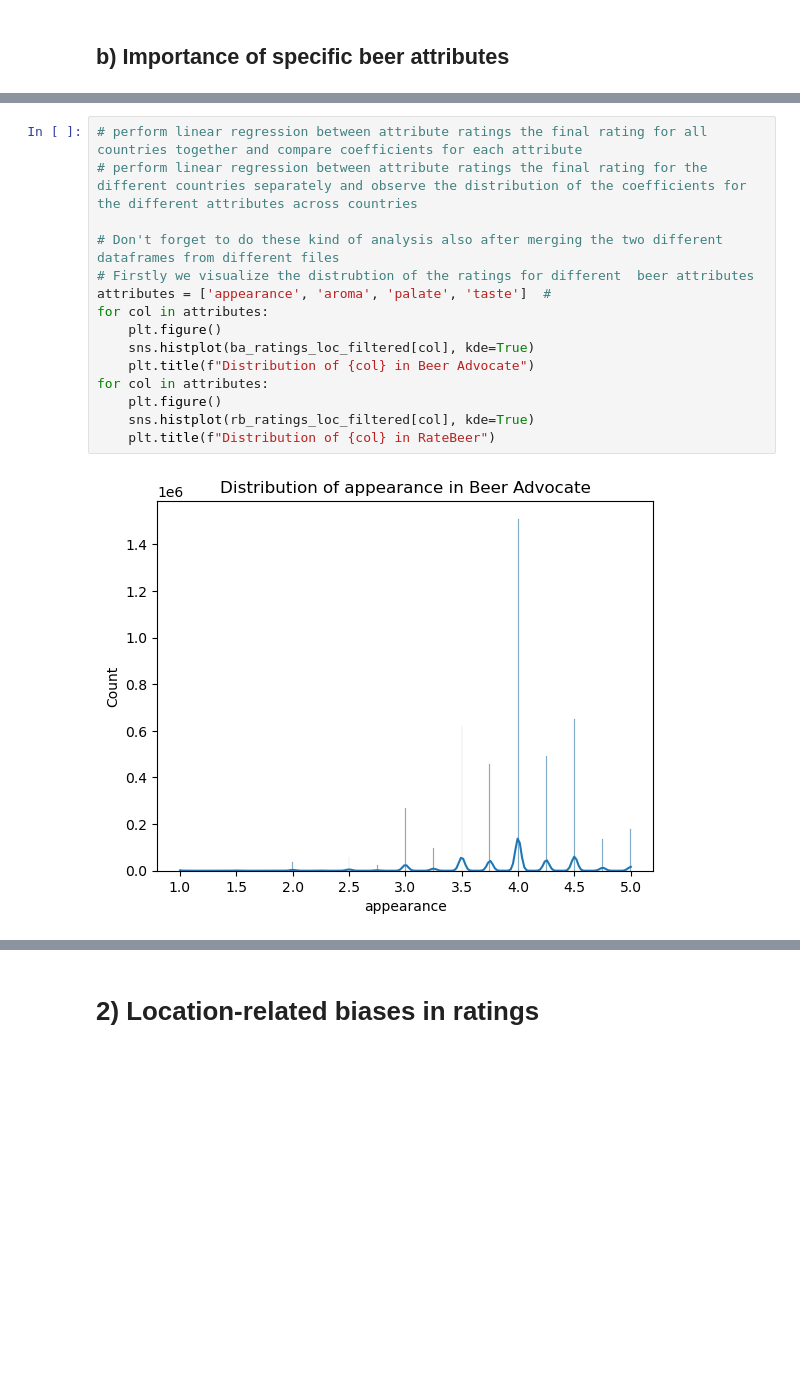
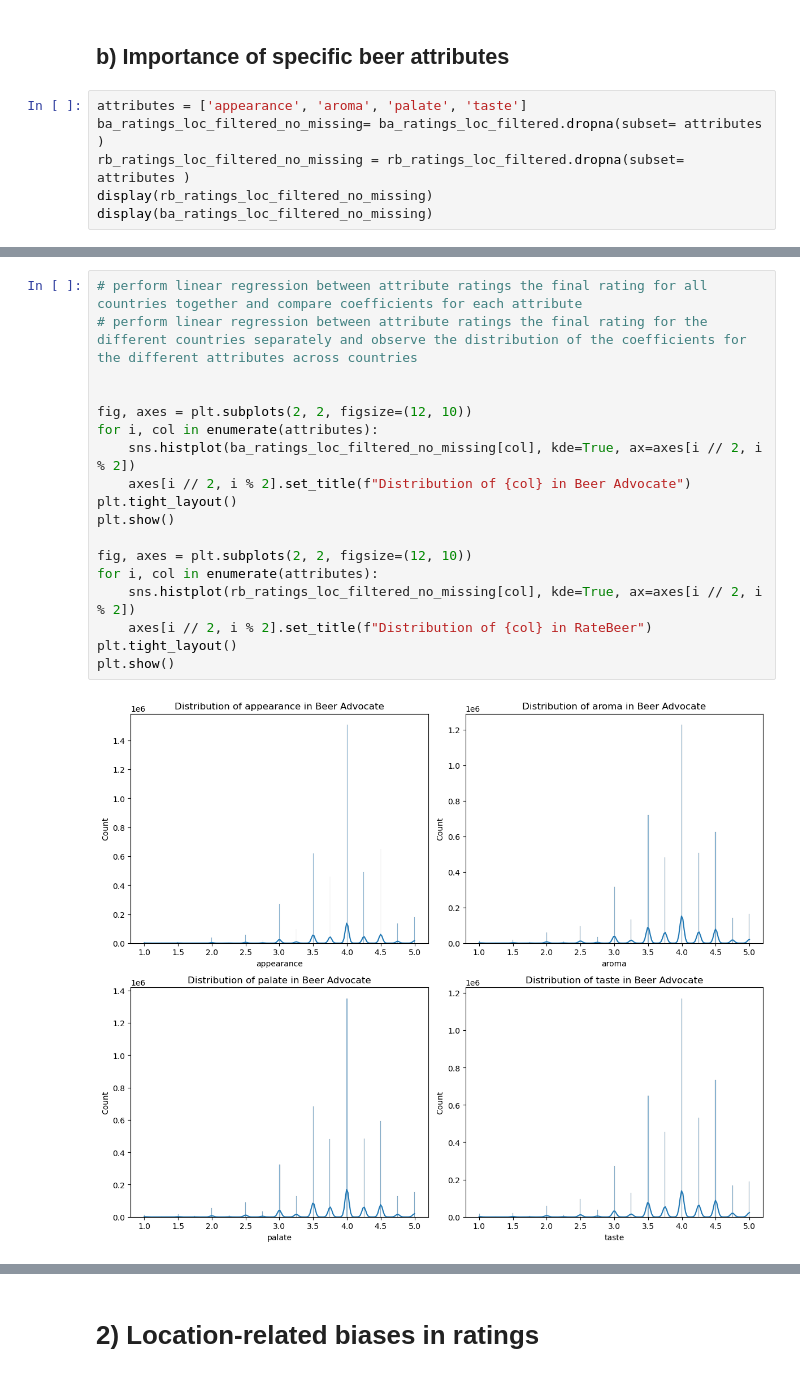
Before and after one commit to epfl-ada/ada-2024-project-datapilots, a Jupyter notebook: results.ipynb, the cells around one changed output, grey strips where cells are left out. Drawn from its saved outputs; the diff is of its cells as text; blank space fills up the shorter version.

```diff
--- a/results.ipynb
+++ b/results.ipynb
@@ -689,3 +698,9 @@ ba_ratings_loc_filtered.head()
 # strongly affected by culture)or if they vary over time
 # %% [markdown]
 ## b) Importance of specific beer attributes
+# %%
+attributes = ['appearance', 'aroma', 'palate', 'taste']
+ba_ratings_loc_filtered_no_missing= ba_ratings_loc_filtered.dropna(subset= attributes )
+rb_ratings_loc_filtered_no_missing = rb_ratings_loc_filtered.dropna(subset= attributes )
+display(rb_ratings_loc_filtered_no_missing)
+display(ba_ratings_loc_filtered_no_missing)
@@ -692,17 +734,20 @@ ba_ratings_loc_filtered.head()
 # %%
 # perform linear regression between attribute ratings the final rating for all countries together and compare coefficients for each attribute
 # perform linear regression between attribute ratings the final rating for the different countries separately and observe the distribution of the coefficients for the different attributes across countries
 
-# Don't forget to do these kind of analysis also after merging the two different dataframes from different files
-# Firstly we visualize the distrubtion of the ratings for different  beer attributes
-attributes = ['appearance', 'aroma', 'palate', 'taste']  #
-for col in attributes:
-    plt.figure()
-    sns.histplot(ba_ratings_loc_filtered[col], kde=True)
-    plt.title(f"Distribution of {col} in Beer Advocate")
-for col in attributes:
-    plt.figure()
-    sns.histplot(rb_ratings_loc_filtered[col], kde=True)
-    plt.title(f"Distribution of {col} in RateBeer")
+
+fig, axes = plt.subplots(2, 2, figsize=(12, 10))
+for i, col in enumerate(attributes):
+    sns.histplot(ba_ratings_loc_filtered_no_missing[col], kde=True, ax=axes[i // 2, i % 2])
+    axes[i // 2, i % 2].set_title(f"Distribution of {col} in Beer Advocate")
+plt.tight_layout()
+plt.show()
+
+fig, axes = plt.subplots(2, 2, figsize=(12, 10))
+for i, col in enumerate(attributes):
+    sns.histplot(rb_ratings_loc_filtered_no_missing[col], kde=True, ax=axes[i // 2, i % 2])
+    axes[i // 2, i % 2].set_title(f"Distribution of {col} in RateBeer")
+plt.tight_layout()
+plt.show()
 # %% [output]
-[figure, old version]
+[figure, new version]
```
Also changed, not shown: parts of 28 cells of this notebook, 1 other file.
